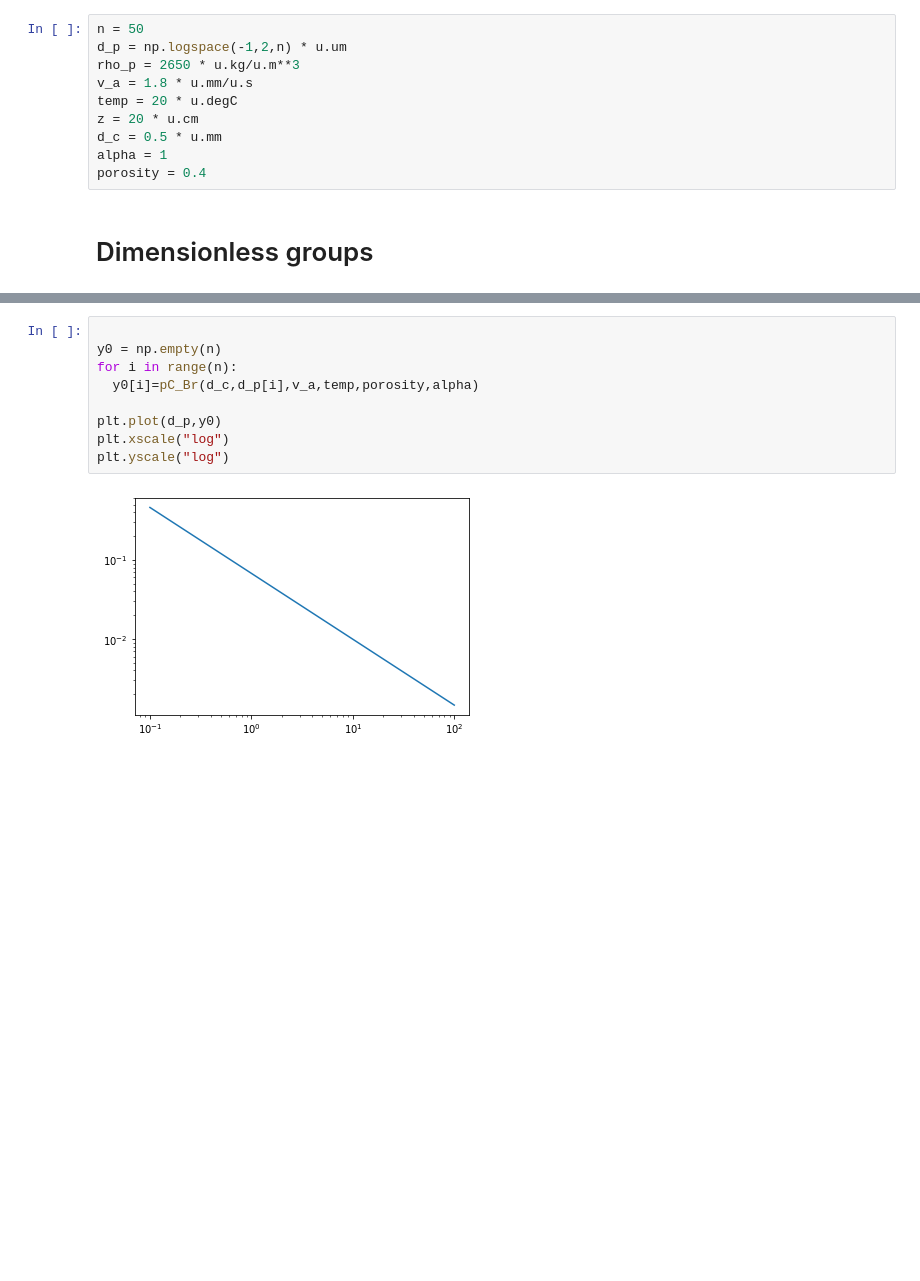
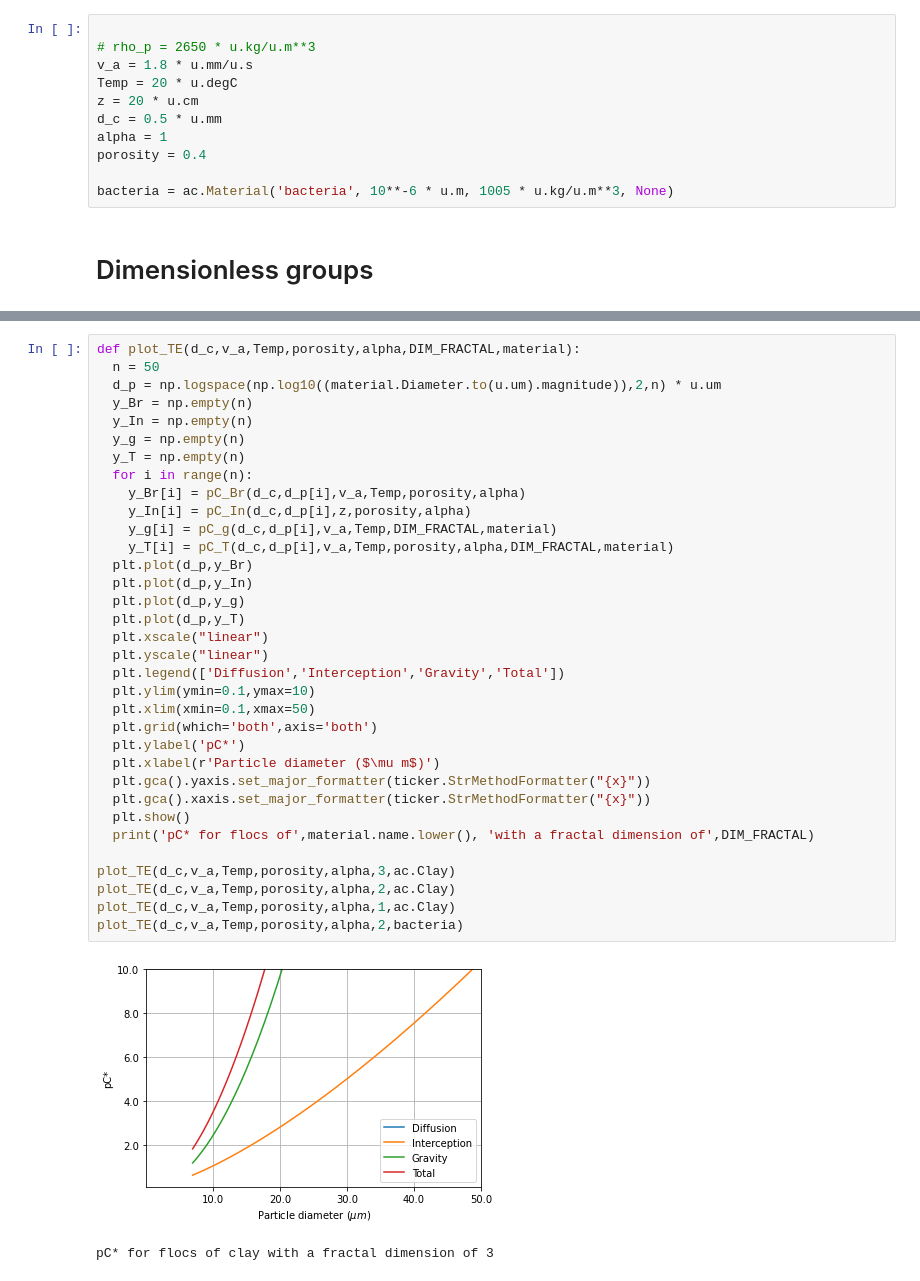
Before and after one commit to monroews/About, a Jupyter notebook: TE_Filter_Model.ipynb, the cells around one changed output, grey strips where cells are left out. Saved outputs shown, nothing was run; the diff lists cells and outputs as text; blank space fills up the shorter version.

```diff
--- a/TE_Filter_Model.ipynb
+++ b/TE_Filter_Model.ipynb
@@ -37,14 +50,15 @@ import matplotlib.pyplot as plt
 import pandas as pd
 # %%
-n = 50
-d_p = np.logspace(-1,2,n) * u.um
-rho_p = 2650 * u.kg/u.m**3
+
+# rho_p = 2650 * u.kg/u.m**3
 v_a = 1.8 * u.mm/u.s
-temp = 20 * u.degC
+Temp = 20 * u.degC
 z = 20 * u.cm
 d_c = 0.5 * u.mm
 alpha = 1
 porosity = 0.4
+
+bacteria = ac.Material('bacteria', 10**-6 * u.m, 1005 * u.kg/u.m**3, None)
 # %% [markdown]
 # Dimensionless groups
 # %%
@@ -89,11 +109,37 @@ def pC_g(d_c,d_p,v_a,temp,rho_p):
-# %%
-
-y0 = np.empty(n)
-for i in range(n):
-  y0[i]=pC_Br(d_c,d_p[i],v_a,temp,porosity,alpha)
-
-plt.plot(d_p,y0)
-plt.xscale("log")
-plt.yscale("log")
-# %% [output]
-[figure, removed]
+# %%
+def plot_TE(d_c,v_a,Temp,porosity,alpha,DIM_FRACTAL,material):
+  n = 50
+  d_p = np.logspace(np.log10((material.Diameter.to(u.um).magnitude)),2,n) * u.um
+  y_Br = np.empty(n)
+  y_In = np.empty(n)
+  y_g = np.empty(n)
+  y_T = np.empty(n)
+  for i in range(n):
+    y_Br[i] = pC_Br(d_c,d_p[i],v_a,Temp,porosity,alpha)
+    y_In[i] = pC_In(d_c,d_p[i],z,porosity,alpha)
+    y_g[i] = pC_g(d_c,d_p[i],v_a,Temp,DIM_FRACTAL,material)
+    y_T[i] = pC_T(d_c,d_p[i],v_a,Temp,porosity,alpha,DIM_FRACTAL,material)
+  plt.plot(d_p,y_Br)
+  plt.plot(d_p,y_In)
+  plt.plot(d_p,y_g)
+  plt.plot(d_p,y_T)
+  plt.xscale("linear")
+  plt.yscale("linear")
+  plt.legend(['Diffusion','Interception','Gravity','Total'])
+  plt.ylim(ymin=0.1,ymax=10)
+  plt.xlim(xmin=0.1,xmax=50)
+  plt.grid(which='both',axis='both')
+  plt.ylabel('pC*')
+  plt.xlabel(r'Particle diameter ($\mu m$)')
+  plt.gca().yaxis.set_major_formatter(ticker.StrMethodFormatter("{x}"))
+  plt.gca().xaxis.set_major_formatter(ticker.StrMethodFormatter("{x}"))
+  plt.show()
+  print('pC* for flocs of',material.name.lower(), 'with a fractal dimension of',DIM_FRACTAL)
+
+plot_TE(d_c,v_a,Temp,porosity,alpha,3,ac.Clay)
+plot_TE(d_c,v_a,Temp,porosity,alpha,2,ac.Clay)
+plot_TE(d_c,v_a,Temp,porosity,alpha,1,ac.Clay)
+plot_TE(d_c,v_a,Temp,porosity,alpha,2,bacteria)
+# %% [output]
+[figure, added]
+pC* for flocs of clay with a fractal dimension of 3
```
Also changed, not shown: parts of 5 cells of this notebook.
